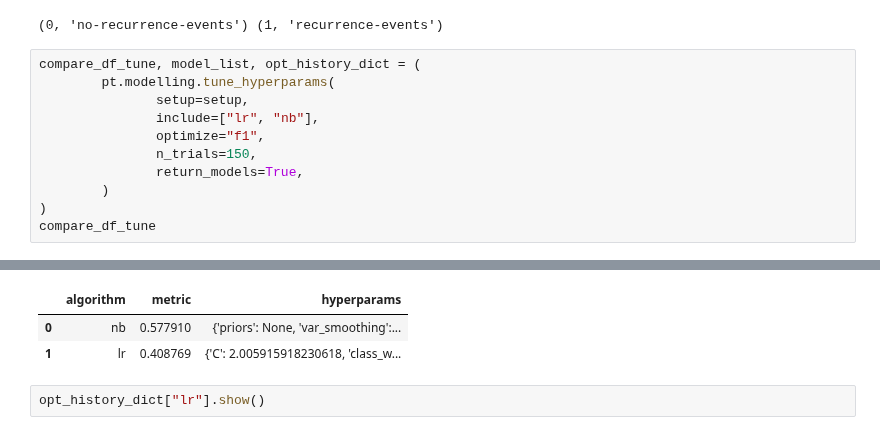
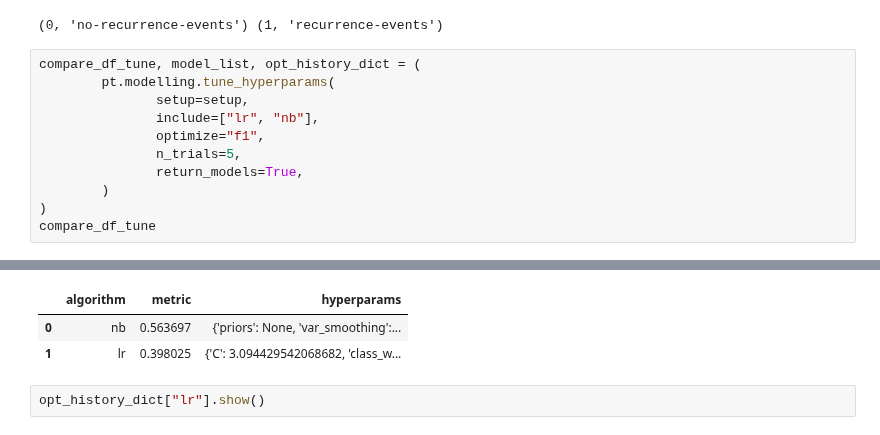
Before and after one commit to George713/pytelligence, a Jupyter notebook: main.ipynb, the cells around one changed output, grey strips where cells are left out. Cells and saved outputs as stored; diff of their text form.

```diff
--- a/main.ipynb
+++ b/main.ipynb
@@ -121,7 +121,7 @@ compare_df_tune, model_list, opt_history_dict = (
                setup=setup,
                include=["lr", "nb"],
                optimize="f1",
-               n_trials=150,
+               n_trials=5,
                return_models=True,
         )
 )
@@ -147,6 +149,6 @@ compare_df_tune
 |  | algorithm | metric | hyperparams |
-| 0 | nb | 0.577910 | {'priors': None, 'var_smoothing':... |
-| 1 | lr | 0.408769 | {'C': 2.005915918230618, 'class_w... |
+| 0 | nb | 0.563697 | {'priors': None, 'var_smoothing':... |
+| 1 | lr | 0.398025 | {'C': 3.094429542068682, 'class_w... |
 # %%
 opt_history_dict["lr"].show()
 # %%
```
Also changed, not shown: parts of 3 cells of this notebook, 1 other file.
